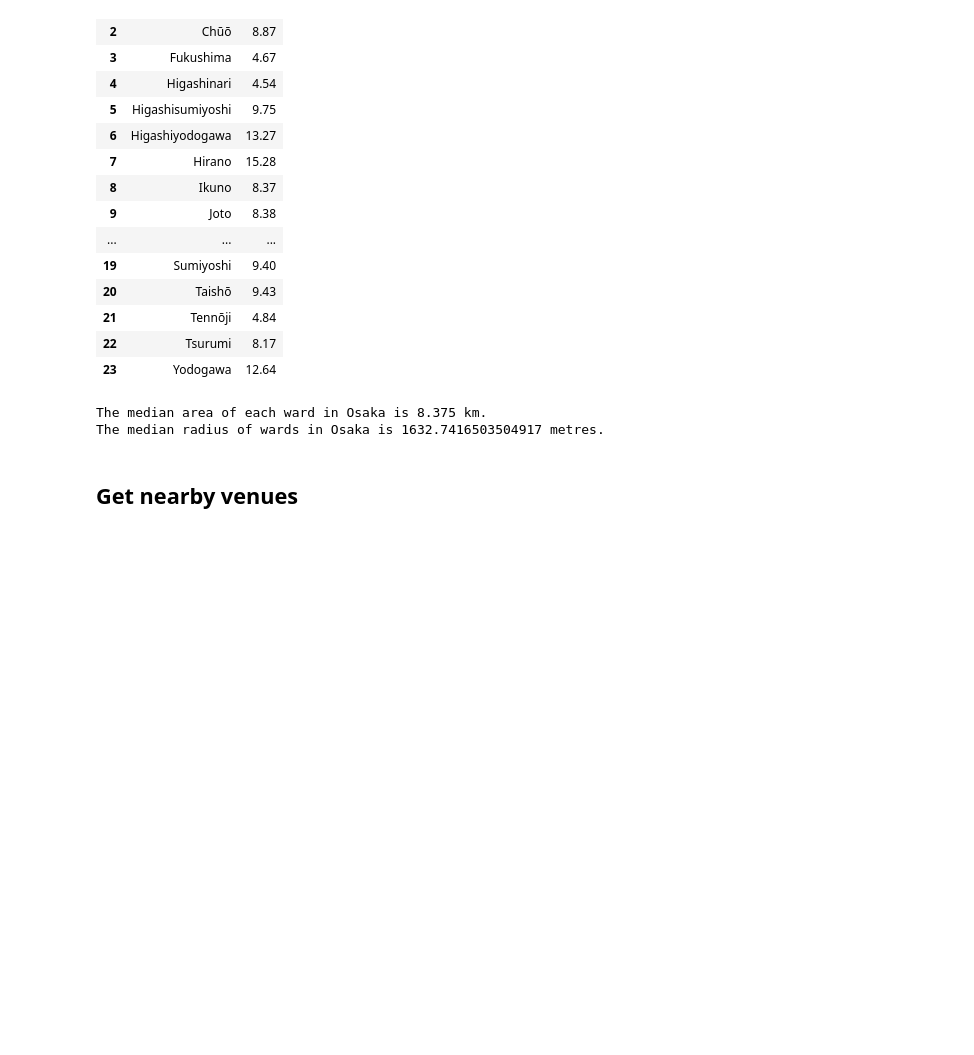
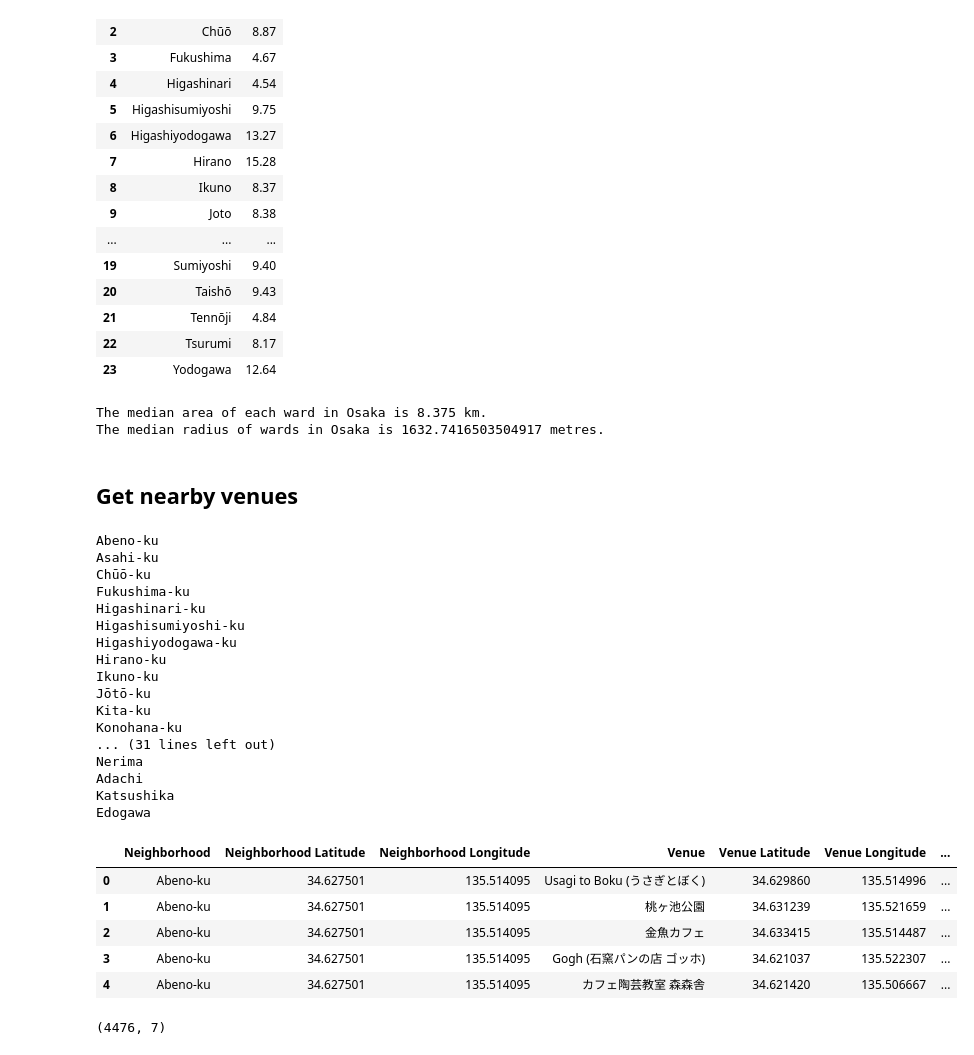
Before and after one commit to dsychin/Coursera_Capstone, a Jupyter notebook: Tokyo_vs_Osaka.ipynb, the cells around one changed output. Saved outputs shown, nothing was run; the diff lists cells and outputs as text; code cells hidden in the pictures; blank space fills up the shorter version.

Commit message:
get nearby venues

```diff
--- a/Tokyo_vs_Osaka.ipynb
+++ b/Tokyo_vs_Osaka.ipynb
@@ -262,11 +262,16 @@ import requests
 
 LIMIT = 100
 
-def getNearbyVenues(names, latitudes, longitudes, radius=500):
+def getNearbyVenues(cities, names, latitudes, longitudes):
 
     venues_list=[]
-    for name, lat, lng in zip(names, latitudes, longitudes):
+    for city, name, lat, lng in zip(cities, names, latitudes, longitudes):
         print(name)
+
+        if city == 'Tokyo':
+            radius = radius_tokyo
+        elif city == 'Osaka':
+            radius = radius_osaka
 
         # create the API request URL
         url = 'https://api.foursquare.com/v2/venues/explore?&client_id={}&client_secret={}&v={}&ll={},{}&radius={}&limit={}'.format(
@@ -275,31 +280,60 @@ def getNearbyVenues(names, latitudes, longitudes, radius=500):
             VERSION,
             lat,
             lng,
             radius,
             LIMIT)
 
         # make the GET request
         results = requests.get(url).json()["response"]['groups'][0]['items']
 
         # return only relevant information for each nearby venue
         venues_list.append([(
             name,
             lat,
             lng,
             v['venue']['name'],
             v['venue']['location']['lat'],
             v['venue']['location']['lng'],
             v['venue']['categories'][0]['name']) for v in results])
 
     nearby_venues = pd.DataFrame([item for venue_list in venues_list for item in venue_list])
     nearby_venues.columns = ['Neighborhood',
                   'Neighborhood Latitude',
                   'Neighborhood Longitude',
                   'Venue',
                   'Venue Latitude',
                   'Venue Longitude',
                   'Venue Category']
 
     return(nearby_venues)
 
-toronto_venues = getNearbyVenues(df['Neighbourhood'], df['Latitude'], df['Longitude'])
+venues = getNearbyVenues(df['City'], df['Ward'], df['Latitude'], df['Longitude'])
+venues.head()
+# %% [output]
+Abeno-ku
+Asahi-ku
+Chūō-ku
+Fukushima-ku
+Higashinari-ku
+Higashisumiyoshi-ku
+Higashiyodogawa-ku
+Hirano-ku
+Ikuno-ku
+Jōtō-ku
+Kita-ku
+Konohana-ku
+... (31 lines left out)
+Nerima
+Adachi
+Katsushika
+Edogawa
+|  | Neighborhood | Neighborhood Latitude | Neighborhood Longitude | Venue | Venue Latitude | Venue Longitude | ... |
+| 0 | Abeno-ku | 34.627501 | 135.514095 | Usagi to Boku (うさぎとぼく) | 34.629860 | 135.514996 | ... |
+| 1 | Abeno-ku | 34.627501 | 135.514095 | 桃ヶ池公園 | 34.631239 | 135.521659 | ... |
+| 2 | Abeno-ku | 34.627501 | 135.514095 | 金魚カフェ | 34.633415 | 135.514487 | ... |
+| 3 | Abeno-ku | 34.627501 | 135.514095 | Gogh (石窯パンの店 ゴッホ) | 34.621037 | 135.522307 | ... |
+| 4 | Abeno-ku | 34.627501 | 135.514095 | カフェ陶芸教室 森森舎 | 34.621420 | 135.506667 | ... |
+# %%
+venues.shape
+# %% [output]
+(4476, 7)
```
